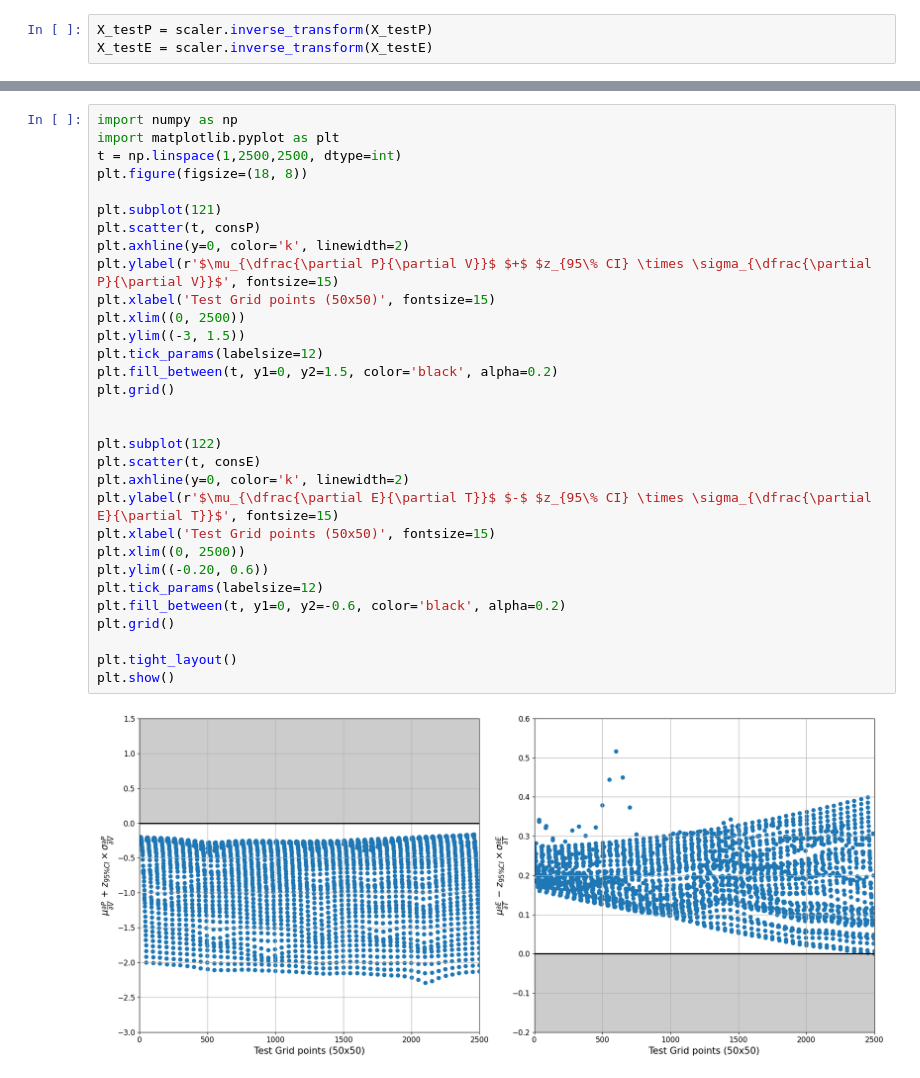
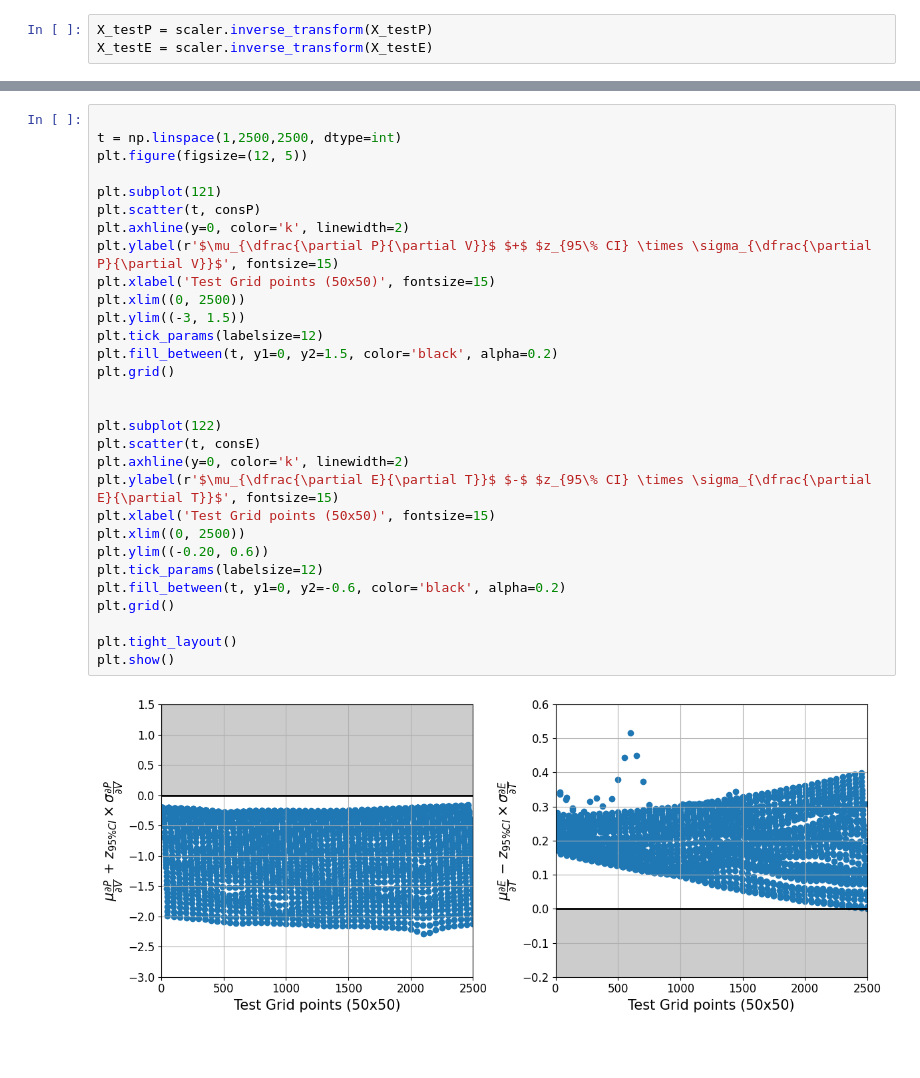
Before and after one commit to himanshu258/constrained_GP_EOS, a Jupyter notebook: main_unified.ipynb, the cells around one changed output, grey strips where cells are left out. Cells and saved outputs as stored; diff of their text form; blank space fills up the shorter version.

```diff
--- a/main_unified.ipynb
+++ b/main_unified.ipynb
@@ -198,35 +194,34 @@ plt.show()
 # %% [output]
 [figure]
 # %%
-import numpy as np
-import matplotlib.pyplot as plt
+
 t = np.linspace(1,2500,2500, dtype=int)
-plt.figure(figsize=(18, 8))
+plt.figure(figsize=(12, 5))
 
 plt.subplot(121)
 plt.scatter(t, consP)
 plt.axhline(y=0, color='k', linewidth=2)
 plt.ylabel(r'$\mu_{\dfrac{\partial P}{\partial V}}$ $+$ $z_{95\% CI} \times \sigma_{\dfrac{\partial P}{\partial V}}$', fontsize=15)
 plt.xlabel('Test Grid points (50x50)', fontsize=15)
 plt.xlim((0, 2500))
 plt.ylim((-3, 1.5))
 plt.tick_params(labelsize=12)
 plt.fill_between(t, y1=0, y2=1.5, color='black', alpha=0.2)
 plt.grid()
 
 
 plt.subplot(122)
 plt.scatter(t, consE)
 plt.axhline(y=0, color='k', linewidth=2)
 plt.ylabel(r'$\mu_{\dfrac{\partial E}{\partial T}}$ $-$ $z_{95\% CI} \times \sigma_{\dfrac{\partial E}{\partial T}}$', fontsize=15)
 plt.xlabel('Test Grid points (50x50)', fontsize=15)
 plt.xlim((0, 2500))
 plt.ylim((-0.20, 0.6))
 plt.tick_params(labelsize=12)
 plt.fill_between(t, y1=0, y2=-0.6, color='black', alpha=0.2)
 plt.grid()
 
 plt.tight_layout()
 plt.show()
 # %% [output]
-[figure, old version]
+[figure, new version]
```
Also changed, not shown: parts of 2 cells of this notebook, 3 other files.
